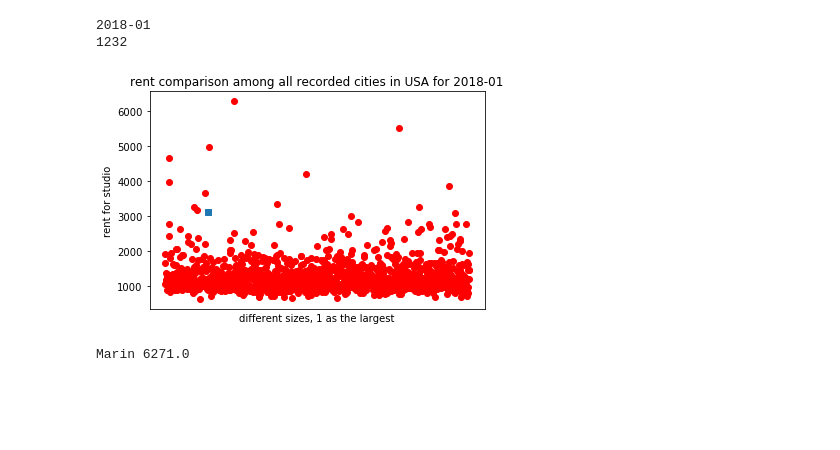
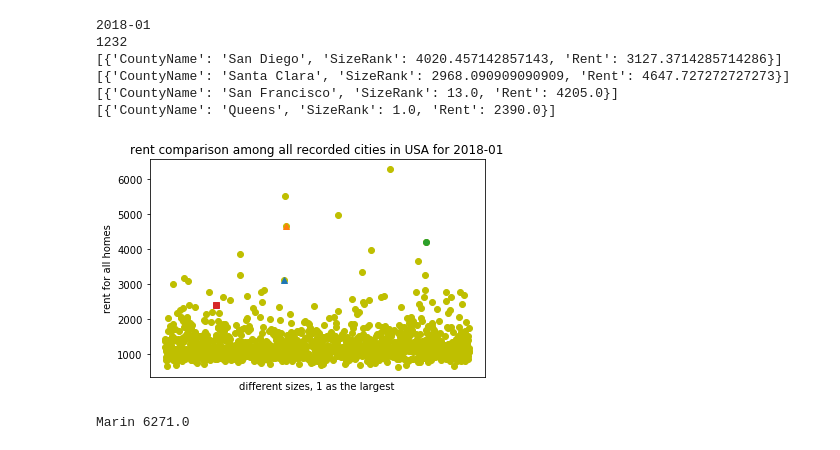
Before and after one commit to paulszh/ECE-180-Team-6-Project, a Jupyter notebook: shuaih.ipynb, the cells around one changed output. Drawn from its saved outputs; the diff is of its cells as text; code cells hidden in the pictures; blank space fills up the shorter version.

```diff
--- a/shuaih.ipynb
+++ b/shuaih.ipynb
@@ -54,10 +108,13 @@ for d in data:
 # %%
-#############check the rent change over months among recent years for studio ############
+#############check the rent change over months among recent years ############
 import numpy as np
-month_average = {}
+zip_month_average = []
 for month in months:
-    month_average[month] = np.mean([i[month] for i in data if i['CountyName'] != 'San Diego'])
+    #month_average[month] = np.mean([i[month] for i in data if i['CountyName'] != 'San Diego'])
+    zip_month_average.append(np.mean([i[month] for i in dataset['zip_home'] if i['City'] != 'San Diego']))
+# %%
+sd =[92101,92037, 92109, 92122]
 # %%
-sd_info = [d for d in data if d['CountyName'] == 'San Diego']
-sd_month_ = [sd_info[0][month] for month in months]
-print(data.index(sd_info[0]))
+sd_info = [d for d in dataset['zip_home'] if d['City'] == 'San Diego' and int(d['RegionName']) in sd]
+sd_month_ = [[d[month] for month in months] for d in sd_info ]
+sd_index = [dataset['zip_home'].index(d) for d in sd_info]
@@ -97,3 +158,5 @@ counties = set([d['CountyName'] for d in data])
+# %%
+counties =[(d['CountyName'], d['RegionName'],d['Metro'], d['City']) for d in dataset['zip_rental'] if d['CountyName'] == 'New York City' or d['CountyName'] == 'San Diego' or d['CountyName'] == 'San Francisco' or d['CountyName'] == 'Santa Clara']
 # %%
 counties
 # %% [output]
@@ -144,41 +216,57 @@ new_data
 # %%
 ################# looking into details of the cities##############
 ### does the size of the region matters?
 #### pick two months month and plot size against rent
 selected_month1 = months[-1]
 #selected_month2 = months[-10]
 #selected_month3 = months[0]
 print("%s" %(selected_month1))
 sizes = [d['SizeRank'] for d in new_data]
 rent = [d['Rent'] for d in new_data]
 print(len(rent))
 #rent2 = [d[selected_month2] for d in data]
 #print(len(rent2))
 #rent3 = [float(d[selected_month3]) for d in data]
 #print(len(rent3))
+
 sd = [d for d in new_data if d['CountyName'] == 'San Diego']
-markers_on = [sd[0]['SizeRank']] ## for san diego
+sc = [d for d in new_data if d['CountyName'] == 'Santa Clara']
+sf = [d for d in new_data if d['CountyName'] == 'San Francisco']
+queens = [d for d in new_data if d['CountyName'] == 'Queens']
+print (sd)
+print (sc)
+print (sf)
+print (queens)
+#plt.plot(rent3, 'bs')
+#plt.plot(rent2, 'g^')
+plt.plot(rent, 'yo')
+
+
+markers_on = [sd[0]['SizeRank'],sc[0]['SizeRank'],sf[0]['SizeRank'],queens[0]['SizeRank']] ## for san diego
+plt.plot(sizes.index(markers_on[0]),rent[new_data.index(sd[0])],  marker = '^')
+plt.plot(sizes.index(markers_on[1]),rent[new_data.index(sc[0])],  marker = '^')
+plt.plot(sizes.index(markers_on[2]),rent[new_data.index(sf[0])],  marker = 'o')
+plt.plot(sizes.index(markers_on[3]),rent[new_data.index(queens[0])],  marker = 's')
 
 plt.title('rent comparison among all recorded cities in USA for %s'%selected_month1)
-#plt.plot(rent3, 'bs')
-#plt.plot(rent2, 'g^')
-
-plt.plot(rent, 'ro')
-plt.plot(sizes.index(sd[0]['SizeRank']),rent[new_data.index(sd[0])],  marker = 's')
 x = np.array(range(len(sizes)))
 plt.xticks(x, sizes)
 frame = plt.gca()
 ### hide the x values
 frame.axes.get_xaxis().set_ticks([])
 plt.xlabel("different sizes, 1 as the largest")
-plt.ylabel("rent for studio")
+plt.ylabel("rent for all homes")
 plt.show()
 ######
 # we can see from the graph that san diego's rent prize is not very high
 # %% [output]
 2018-01
 1232
+[{'CountyName': 'San Diego', 'SizeRank': 4020.457142857143, 'Rent': 3127.3714285714286}]
+[{'CountyName': 'Santa Clara', 'SizeRank': 2968.090909090909, 'Rent': 4647.727272727273}]
+[{'CountyName': 'San Francisco', 'SizeRank': 13.0, 'Rent': 4205.0}]
+[{'CountyName': 'Queens', 'SizeRank': 1.0, 'Rent': 2390.0}]
-[figure, old version]
+[figure, new version]
 # %%
 ######## we can see that size actually does not matter very much ###########
 max(rent)
```
Also changed, not shown: parts of 23 cells of this notebook.
